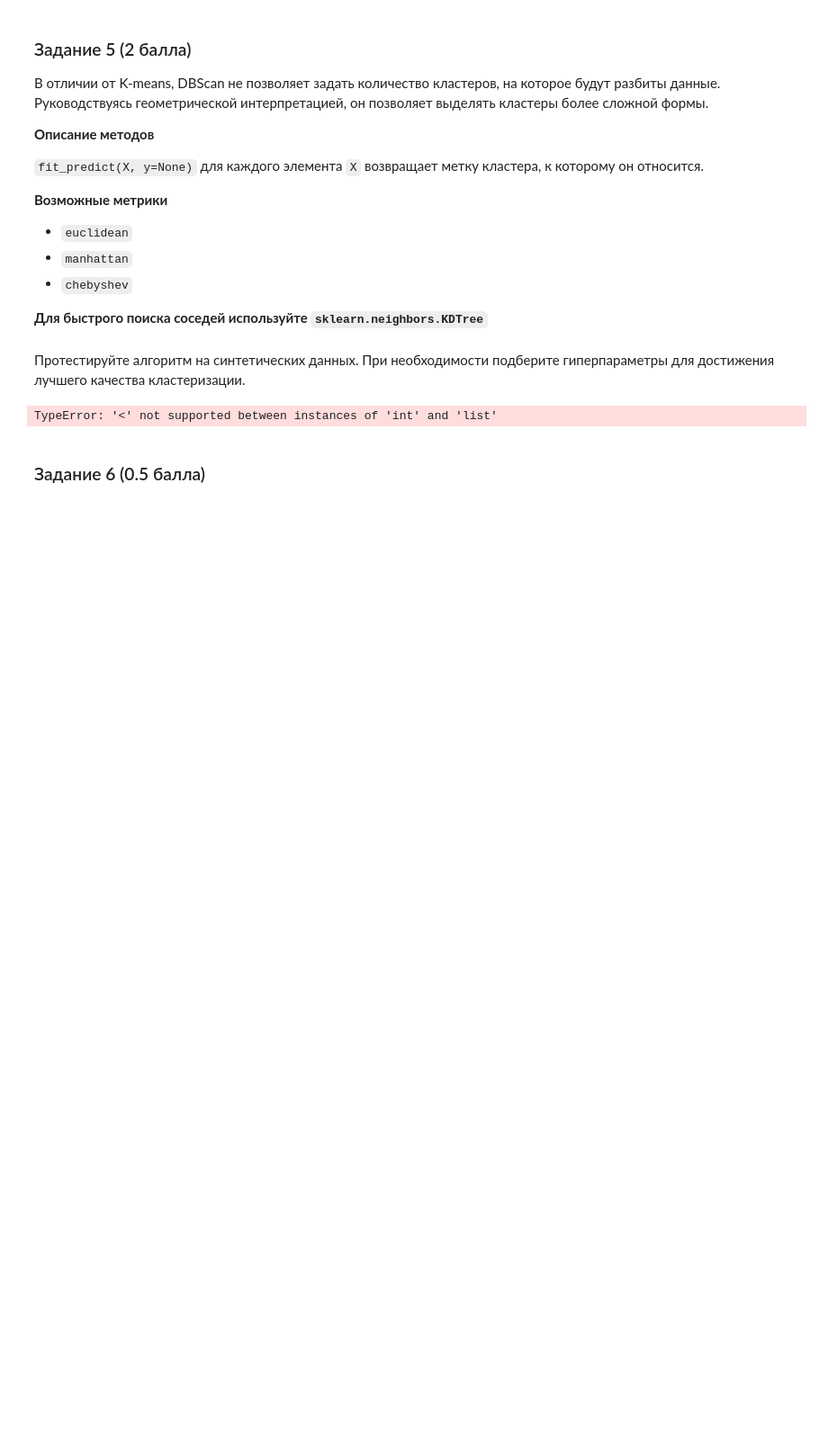
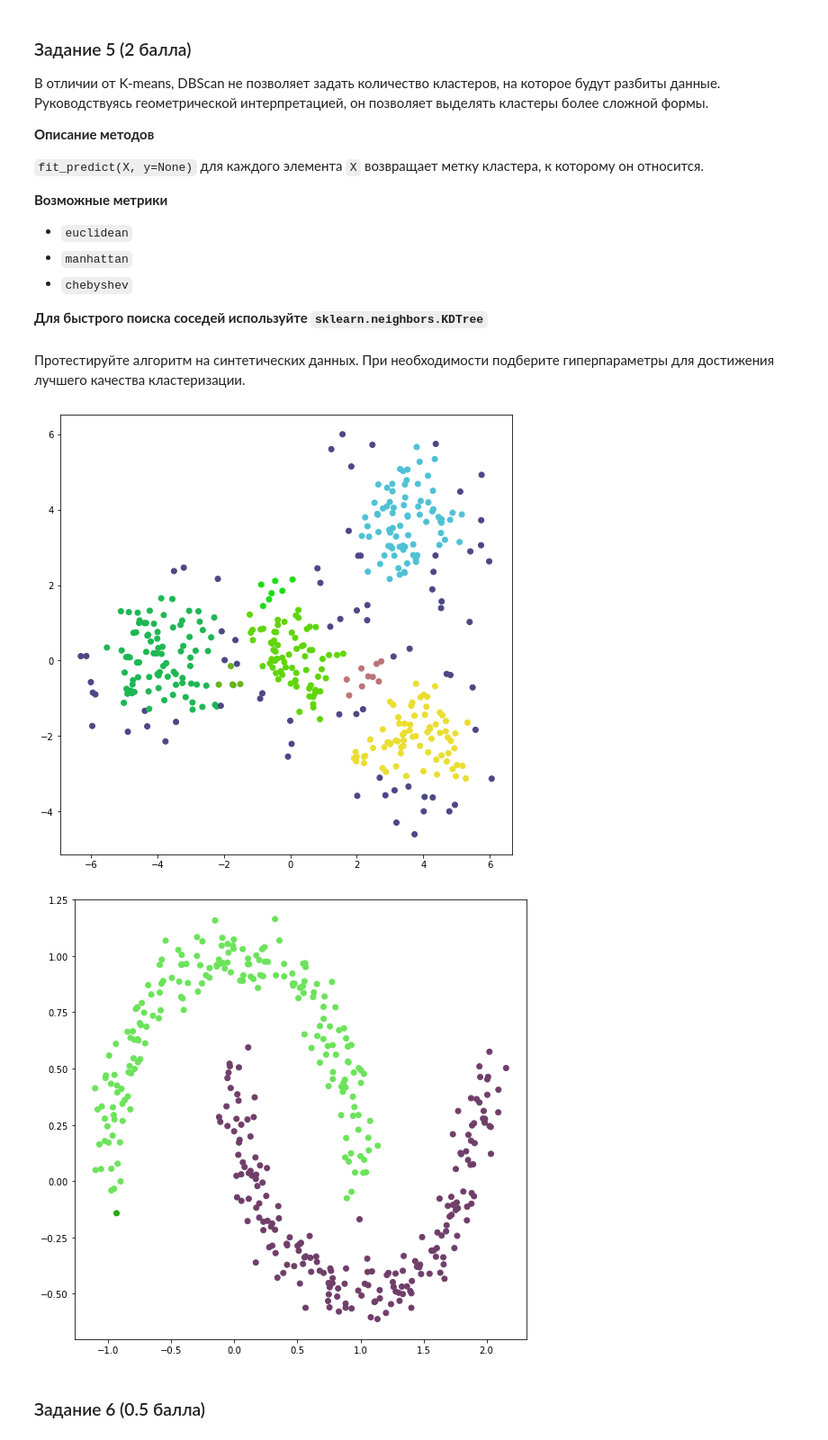
Before and after one commit to yegorov-boris/bioinf, a Jupyter notebook: HW_2_kNN_Clustering.ipynb, the cells around one changed output. Shown at 90% size. Drawn from its saved outputs; the diff is of its cells as text; code cells hidden in the pictures; blank space fills up the shorter version.

Commit message:
ml hw2 fix dbscan

```diff
--- a/HW_2_kNN_Clustering.ipynb
+++ b/HW_2_kNN_Clustering.ipynb
@@ -446,14 +447,14 @@ class DBScan:
 # %%
 dbscan = DBScan()
 labels = dbscan.fit_predict(X_1)
-# print(labels)
 visualize_clasters(X_1, labels)
 
-dbscan = DBScan()
+dbscan = DBScan(eps=0.2, min_samples=10)
 labels = dbscan.fit_predict(X_2)
 visualize_clasters(X_2, labels)
 # %% [output]
-TypeError: '<' not supported between instances of 'int' and 'list'
+[figure, added]
+[figure, added]
 # %% [markdown]
 ### Задание 6 (0.5 балла)
 # %% [markdown]
```
Also changed, not shown: parts of 1 cell of this notebook.
